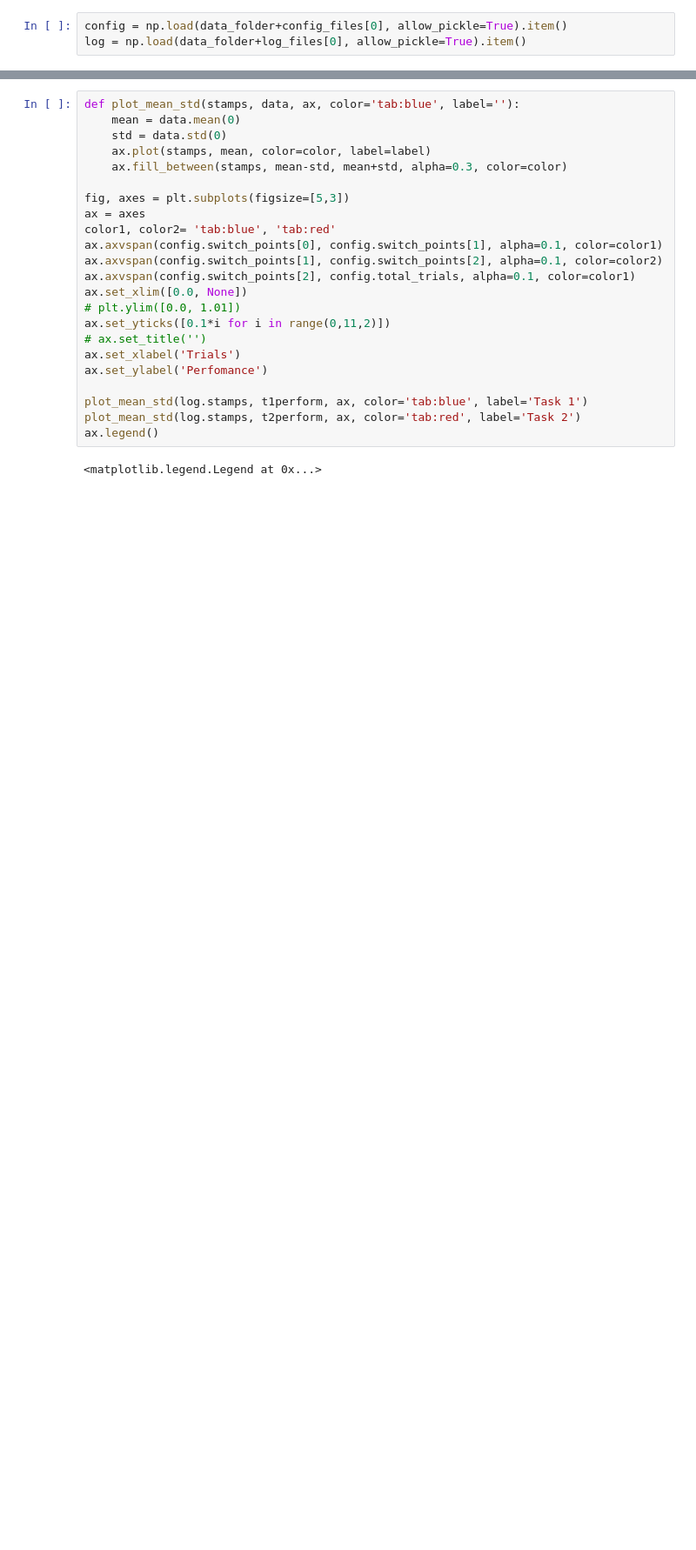
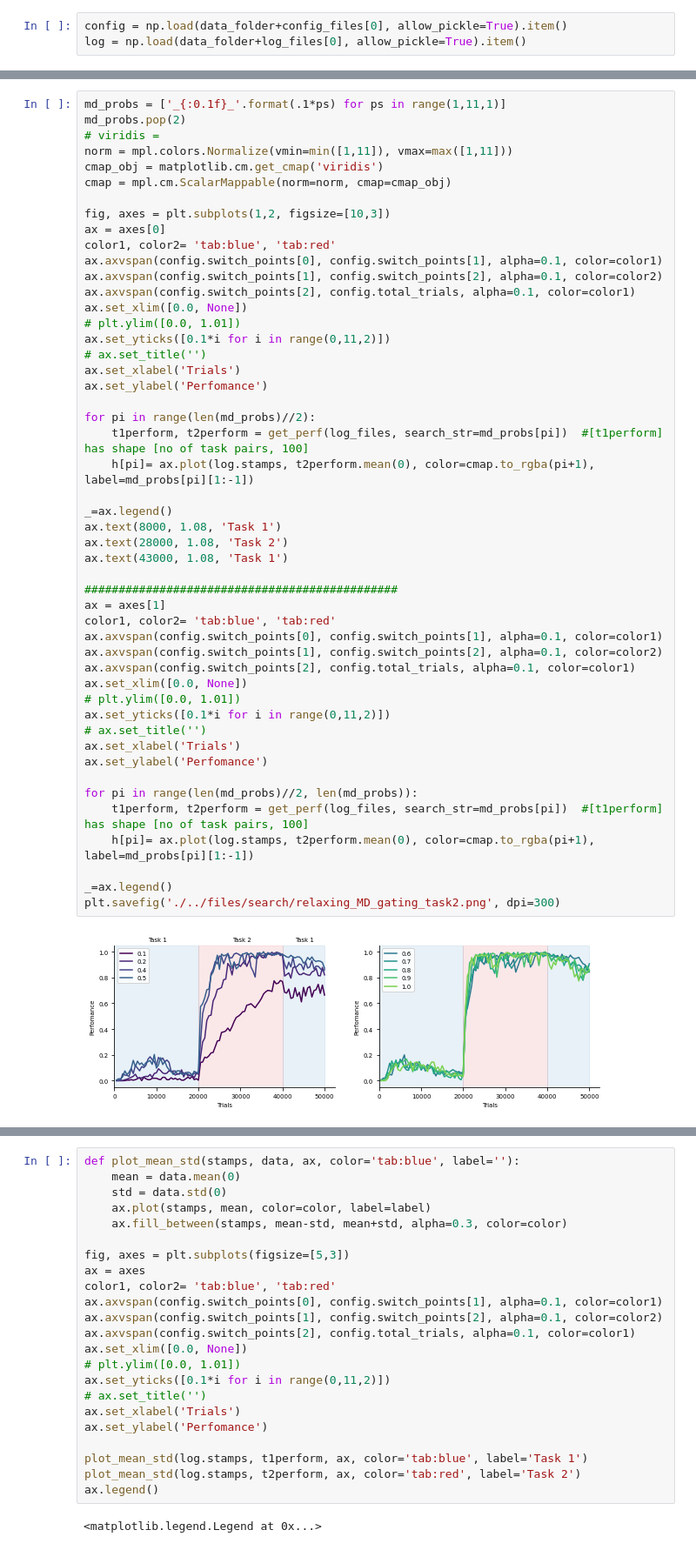
Before and after one commit to weilongzheng/PFC_MD_Modeling, a Jupyter notebook: CL_neurogym/analysis/analyze_task_pairs.ipynb, the cells around one changed output, grey strips where cells are left out. Shown at 87% size. Saved outputs shown, nothing was run; the diff lists cells and outputs as text; blank space fills up the shorter version.

```diff
--- a/CL_neurogym/analysis/analyze_task_pairs.ipynb
+++ b/CL_neurogym/analysis/analyze_task_pairs.ipynb
@@ -123,0 +169,51 @@ ax.legend()
+# %%
+md_probs = ['_{:0.1f}_'.format(.1*ps) for ps in range(1,11,1)]
+md_probs.pop(2)
+# viridis =
+norm = mpl.colors.Normalize(vmin=min([1,11]), vmax=max([1,11]))
+cmap_obj = matplotlib.cm.get_cmap('viridis')
+cmap = mpl.cm.ScalarMappable(norm=norm, cmap=cmap_obj)
+
+fig, axes = plt.subplots(1,2, figsize=[10,3])
+ax = axes[0]
+color1, color2= 'tab:blue', 'tab:red'
+ax.axvspan(config.switch_points[0], config.switch_points[1], alpha=0.1, color=color1)
+ax.axvspan(config.switch_points[1], config.switch_points[2], alpha=0.1, color=color2)
+ax.axvspan(config.switch_points[2], config.total_trials, alpha=0.1, color=color1)
+ax.set_xlim([0.0, None])
+# plt.ylim([0.0, 1.01])
+ax.set_yticks([0.1*i for i in range(0,11,2)])
+# ax.set_title('')
+ax.set_xlabel('Trials')
+ax.set_ylabel('Perfomance')
+
+for pi in range(len(md_probs)//2):
+    t1perform, t2perform = get_perf(log_files, search_str=md_probs[pi])  #[t1perform] has shape [no of task pairs, 100]
+    h[pi]= ax.plot(log.stamps, t2perform.mean(0), color=cmap.to_rgba(pi+1), label=md_probs[pi][1:-1])
+
+_=ax.legend()
+ax.text(8000, 1.08, 'Task 1')
+ax.text(28000, 1.08, 'Task 2')
+ax.text(43000, 1.08, 'Task 1')
+
+##############################################
+ax = axes[1]
+color1, color2= 'tab:blue', 'tab:red'
+ax.axvspan(config.switch_points[0], config.switch_points[1], alpha=0.1, color=color1)
+ax.axvspan(config.switch_points[1], config.switch_points[2], alpha=0.1, color=color2)
+ax.axvspan(config.switch_points[2], config.total_trials, alpha=0.1, color=color1)
+ax.set_xlim([0.0, None])
+# plt.ylim([0.0, 1.01])
+ax.set_yticks([0.1*i for i in range(0,11,2)])
+# ax.set_title('')
+ax.set_xlabel('Trials')
+ax.set_ylabel('Perfomance')
+
+for pi in range(len(md_probs)//2, len(md_probs)):
+    t1perform, t2perform = get_perf(log_files, search_str=md_probs[pi])  #[t1perform] has shape [no of task pairs, 100]
+    h[pi]= ax.plot(log.stamps, t2perform.mean(0), color=cmap.to_rgba(pi+1), label=md_probs[pi][1:-1])
+
+_=ax.legend()
+plt.savefig('./../files/search/relaxing_MD_gating_task2.png', dpi=300)
+# %% [output]
+[figure, added]
```
Also changed, not shown: parts of 12 cells of this notebook, 11 other files.
